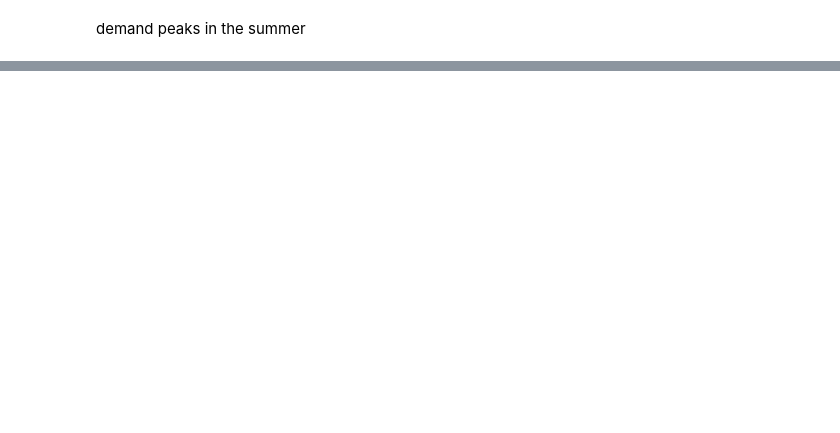
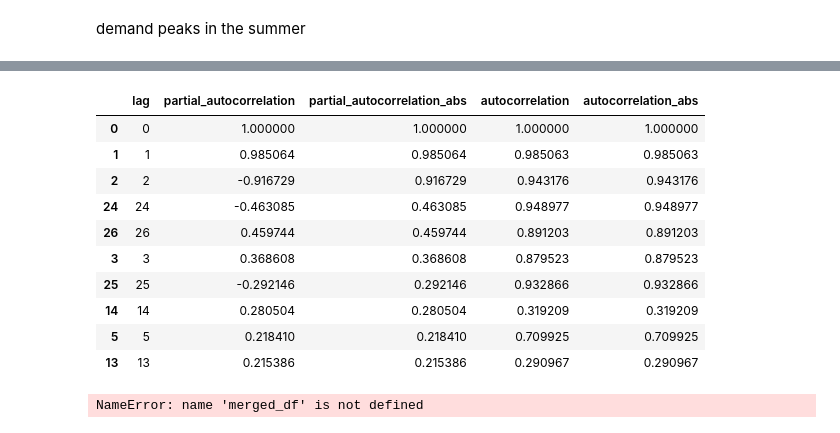
Before and after one commit to fatinys/gridwise, a Jupyter notebook: notebooks/analysis.ipynb, the cells around one changed output, grey strips where cells are left out. Drawn from its saved outputs; the diff is of its cells as text; code cells hidden in the pictures; blank space fills up the shorter version.

```diff
--- a/notebooks/analysis.ipynb
+++ b/notebooks/analysis.ipynb
@@ -292,0 +276,35 @@ UTC
+# %%
+# Calculate autocorrelation and partial autocorrelation
+n_lags = 60
+pacf_values = pacf(merged_df['demand-mwh'], nlags=n_lags, method='ols')  # Partial ACF
+acf_values = acf(merged_df['demand-mwh'], nlags=n_lags, fft=False)       # ACF
+
+# Create DataFrame
+corr_table = pd.DataFrame({
+    'lag': range(n_lags + 1),
+    'partial_autocorrelation': pacf_values,
+    'partial_autocorrelation_abs': np.abs(pacf_values),
+    'autocorrelation': acf_values,
+    'autocorrelation_abs': np.abs(acf_values)
+})
+
+# Sort by absolute partial autocorrelation (descending) and get top 10
+top_lags = corr_table.sort_values('partial_autocorrelation_abs', ascending=False).head(10)
+
+top_lags
+# %% [output]
+|  | lag | partial_autocorrelation | partial_autocorrelation_abs | autocorrelation | autocorrelation_abs |
+| 0 | 0 | 1.000000 | 1.000000 | 1.000000 | 1.000000 |
+| 1 | 1 | 0.985064 | 0.985064 | 0.985063 | 0.985063 |
+| 2 | 2 | -0.916729 | 0.916729 | 0.943176 | 0.943176 |
+| 24 | 24 | -0.463085 | 0.463085 | 0.948977 | 0.948977 |
+| 26 | 26 | 0.459744 | 0.459744 | 0.891203 | 0.891203 |
+| 3 | 3 | 0.368608 | 0.368608 | 0.879523 | 0.879523 |
+| 25 | 25 | -0.292146 | 0.292146 | 0.932866 | 0.932866 |
+| 14 | 14 | 0.280504 | 0.280504 | 0.319209 | 0.319209 |
+| 5 | 5 | 0.218410 | 0.218410 | 0.709925 | 0.709925 |
+| 13 | 13 | 0.215386 | 0.215386 | 0.290967 | 0.290967 |
+# %%
+merged_df
+# %% [output]
+NameError: name 'merged_df' is not defined
```
Also changed, not shown: parts of 34 cells of this notebook, 7 other files.
